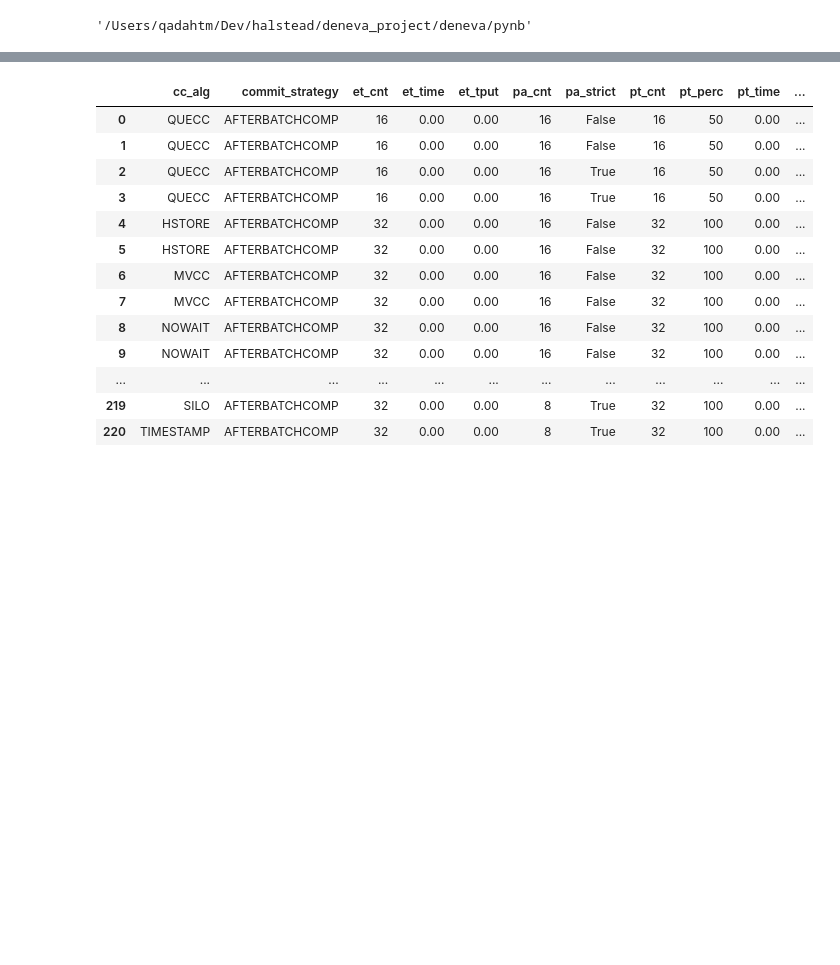
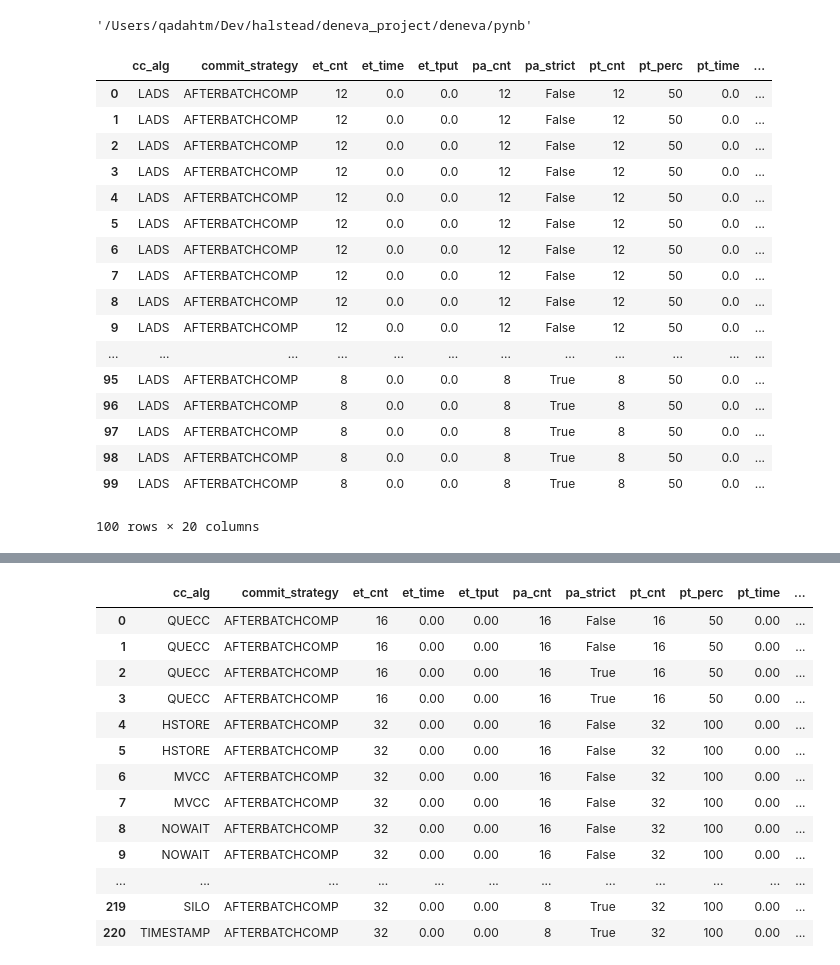
Before and after one commit to qadahtm/deneva, a Jupyter notebook: pynb/QueCC.ipynb, the cells around one changed output, grey strips where cells are left out. Drawn from its saved outputs; the diff is of its cells as text; code cells hidden in the pictures; blank space fills up the shorter version.

```diff
--- a/pynb/QueCC.ipynb
+++ b/pynb/QueCC.ipynb
@@ -443,6 +443,9 @@ directory = "/Users/qadahtm/Dev/halstead/deneva_project/deneva/exp_results/norma
 # directory = "/Users/qadahtm/Dev/halstead/deneva_project/deneva/exp_results/normal_mode_withdb_simple_eagersplit_zt6_zt9_tdg_commit"
 directory = "/Users/qadahtm/Dev/halstead/deneva_project/deneva/exp_results/normal_mode_withdb_simple_eagersplit_zt95_zt99_tdg_commit"
 # print(resFiles)
+
+directory = "/Users/qadahtm/Dev/halstead/deneva_project/deneva/exp_results/normal_mode_lads_only"
+
 cc_alg_map = {'nowait':1, 'quecc':13}
 x_points = [2,4,8,16]
 
@@ -474,7 +477,8 @@ def parse_directory(directory):
     for fname in resFiles:
     #     m = re.search("(pt6_)?([A-Za-z]+)_(c|s)_t(\d+)_(\d+)(_(\d+))?.txt",fname)
 #         regex = "pa?(\d+)_?([A-Za-z]+)_pt(\d+)_et(\d+)_(\d+)_([A-Za-z]+)_(c|s)_t(\d+)_(\d+)(_(\d+))?.txt"
-        regex = "pa?(\d+)_?([A-Za-z]+)_pt(\d+)_et(\d+)_(\d+)_?(pptstrict|pptnonstrict)_([A-Za-z]+)_(c|s)_t(\d+)_(\d+)(_(\d+))?.txt"
+#         regex = "(pa(\d+)_)?([A-Za-z]+)_pt(\d+)_et(\d+)_(\d+)_?(pptstrict|pptnonstrict)_([A-Za-z]+)_(c|s)_t(\d+)_(\d+)(_(\d+))?.txt"
+        regex = "(pa?(\d+)_)?([A-Za-z]+)_pt(\d+)_et(\d+)_(\d+)_?(pptstrict|pptnonstrict)?_([A-Za-z]+)_(c|s)_t(\d+)_(\d+)(_(\d+))?.txt"
         m = re.search(regex,fname)
         wthd_cnt = 0
         extracted_data = {}
@@ -485,19 +489,19 @@ def parse_directory(directory):
         pt_prec = 0
         pa_cnt = 0
         pa_s = False
-    #     print(fname)
+#         print(fname)
         if m:
-    #         print(fname)
-            pa_cnt = int(m.group(1))
-            comm_strat = m.group(2)
-            pt_cnt = int(m.group(3))
-            et_cnt = int(m.group(4))
-            pt_perc = int(m.group(5))
-            if m.group(6) == 'pptstrict':
+#             print(fname)
+            pa_cnt = int(m.group(2)) if m.group(2) else 0
+            comm_strat = m.group(3)
+            pt_cnt = int(m.group(4))
+            et_cnt = int(m.group(5))
+            pt_perc = int(m.group(6))
+            if m.group(7) == 'pptstrict':
                 pa_s = True
-            cc_alg = m.group(7)
-            trial_num = m.group(9)
-            seq_num = m.group(10)
+            cc_alg = m.group(8)
+            trial_num = m.group(10)
+            seq_num = m.group(11)
             e_data = extract_from_file(directory+'/'+fname)
             w_thd = int(e_data['g_thread_cnt'])
 
@@ -541,34 +545,53 @@ def parse_directory(directory):
             data['pt_perc'].append(pt_perc)
             data['pt_cnt'].append(pt_cnt)
             data['pt_time'].append(float(e_data['pt_time']))
             data['pt_tput'].append(float(e_data['pt_tput']))
             data['et_cnt'].append(et_cnt)
             data['et_time'].append(float(e_data['et_time']))
             data['et_tput'].append(float(e_data['et_tput']))
             data['trial_no'].append(int(trial_num))
             data['seq_no'].append(int(seq_num))
             data['zipf_theta'].append('{:.2f}'.format(float(e_data['g_zipf_theta'])))
     return data
 
-# ddata = parse_directory(directory)
+ddata = parse_directory(directory)
 # print(data)
 s_theta = '0.95'
 s_w_thd = 32
-# df = pd.DataFrame(ddata)
+df = pd.DataFrame(ddata)
 # group_theta = df.groupby('zipf_theta')
 # df = df[df.worker_cnt!=56]
 # df = df[df.worker_cnt>24]
 # df = df[df.cc_alg == 'QUECC']
 # df = df[df.zipf_theta == s_theta]
 # df = df[df.zipf_theta == '0.0']
 # df = df[df.zipf_theta == '0.6']
 # df = df[df.worker_cnt == s_w_thd]
 # df = df[df.commit_strategy != 'IMMEDIATE']
 # df = df[df.et_tput != 0]
 # df = df[df.pt_perc == 50]
 # df = df[df.pt_perc != 25]
 # df = df[df.pt_perc == 100]
 # df = df[df.worker_cnt !=8]
 # df = df[df.cc_alg != 'OCC']
-# df
+df
+# %% [output]
+|  | cc_alg | commit_strategy | et_cnt | et_time | et_tput | pa_cnt | pa_strict | pt_cnt | pt_perc | pt_time | ... |
+| 0 | LADS | AFTERBATCHCOMP | 12 | 0.0 | 0.0 | 12 | False | 12 | 50 | 0.0 | ... |
+| 1 | LADS | AFTERBATCHCOMP | 12 | 0.0 | 0.0 | 12 | False | 12 | 50 | 0.0 | ... |
+| 2 | LADS | AFTERBATCHCOMP | 12 | 0.0 | 0.0 | 12 | False | 12 | 50 | 0.0 | ... |
+| 3 | LADS | AFTERBATCHCOMP | 12 | 0.0 | 0.0 | 12 | False | 12 | 50 | 0.0 | ... |
+| 4 | LADS | AFTERBATCHCOMP | 12 | 0.0 | 0.0 | 12 | False | 12 | 50 | 0.0 | ... |
+| 5 | LADS | AFTERBATCHCOMP | 12 | 0.0 | 0.0 | 12 | False | 12 | 50 | 0.0 | ... |
+| 6 | LADS | AFTERBATCHCOMP | 12 | 0.0 | 0.0 | 12 | False | 12 | 50 | 0.0 | ... |
+| 7 | LADS | AFTERBATCHCOMP | 12 | 0.0 | 0.0 | 12 | False | 12 | 50 | 0.0 | ... |
+| 8 | LADS | AFTERBATCHCOMP | 12 | 0.0 | 0.0 | 12 | False | 12 | 50 | 0.0 | ... |
+| 9 | LADS | AFTERBATCHCOMP | 12 | 0.0 | 0.0 | 12 | False | 12 | 50 | 0.0 | ... |
+| ... | ... | ... | ... | ... | ... | ... | ... | ... | ... | ... | ... |
+| 95 | LADS | AFTERBATCHCOMP | 8 | 0.0 | 0.0 | 8 | True | 8 | 50 | 0.0 | ... |
+| 96 | LADS | AFTERBATCHCOMP | 8 | 0.0 | 0.0 | 8 | True | 8 | 50 | 0.0 | ... |
+| 97 | LADS | AFTERBATCHCOMP | 8 | 0.0 | 0.0 | 8 | True | 8 | 50 | 0.0 | ... |
+| 98 | LADS | AFTERBATCHCOMP | 8 | 0.0 | 0.0 | 8 | True | 8 | 50 | 0.0 | ... |
+| 99 | LADS | AFTERBATCHCOMP | 8 | 0.0 | 0.0 | 8 | True | 8 | 50 | 0.0 | ... |
+100 rows × 20 columns
 # %%
```
Also changed, not shown: parts of 5 cells of this notebook, 3 other files.
